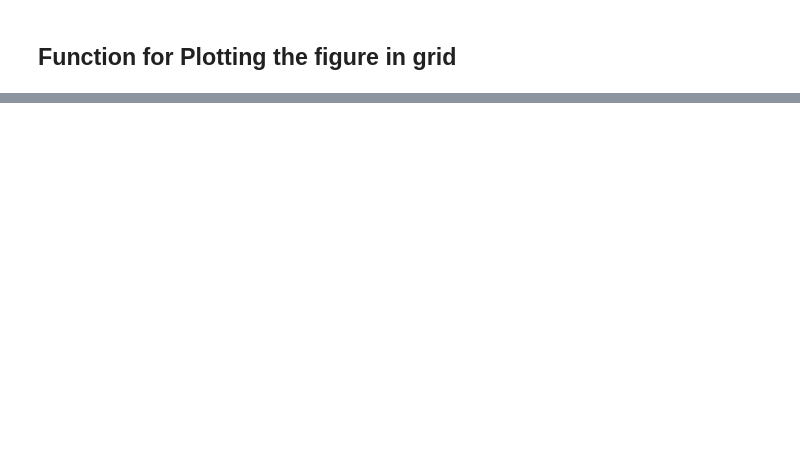
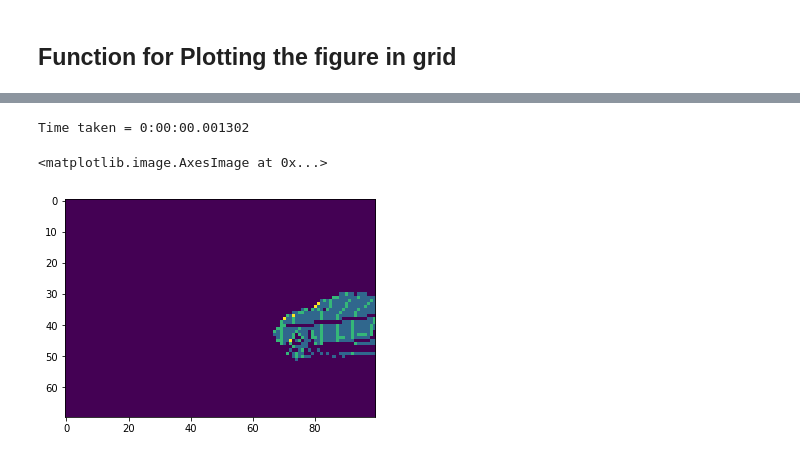
Before and after one commit to kiat/debs2019, a Jupyter notebook: src/notebooks/2_D_CNN.ipynb, the cells around one changed output, grey strips where cells are left out. Drawn from its saved outputs; the diff is of its cells as text; code cells hidden in the pictures; blank space fills up the shorter version.

```diff
--- a/src/notebooks/2_D_CNN.ipynb
+++ b/src/notebooks/2_D_CNN.ipynb
@@ -512,0 +546,43 @@ plot_grid(scene_to_view, grid_size, view, x_range, y_range)
+# %%
+"""
+    - Function to create the input to the cnn function, need to see the time and optimize it later
+"""
+
+def input_nn(object_points, x_range, y_range, grid_size, img_length, img_height, view):
+    # Need to check the time
+    start_time = datetime.now()
+
+    # create an empty numpy array for the counts
+    n_rows = int(img_height/grid_size)
+    n_cols = int(img_length/ grid_size)
+
+    input_list = np.zeros((n_rows, n_cols))
+
+    # Populate the input array
+    gridx = np.linspace(x_range[0],x_range[1],n_cols+1)
+    gridy = np.linspace(y_range[0],y_range[1],n_rows+1)
+
+    # according to the view
+    if view==2:
+        x = np.array(object_points['X'])
+    elif view==3:
+        x = np.array(object_points['Z'])
+
+    y = np.array(object_points['Y'])
+
+    grid, _, _ = np.histogram2d(x,y,bins=[gridx,gridy])
+
+    print("Time taken = {}".format(datetime.now()-start_time))
+
+    # Returning the input
+    return np.rot90(grid)
+# %%
+# calling the function to get the input for the neural net to train
+input_arr = input_nn(scene_to_view, x_range, y_range, grid_size, img_length, img_height, view)
+
+# plotting the image
+plt.imshow(input_arr)
+# %% [output]
+Time taken = 0:00:00.001302
+<matplotlib.image.AxesImage at 0x...>
+[figure, added]
```
Also changed, not shown: parts of 8 cells of this notebook.
